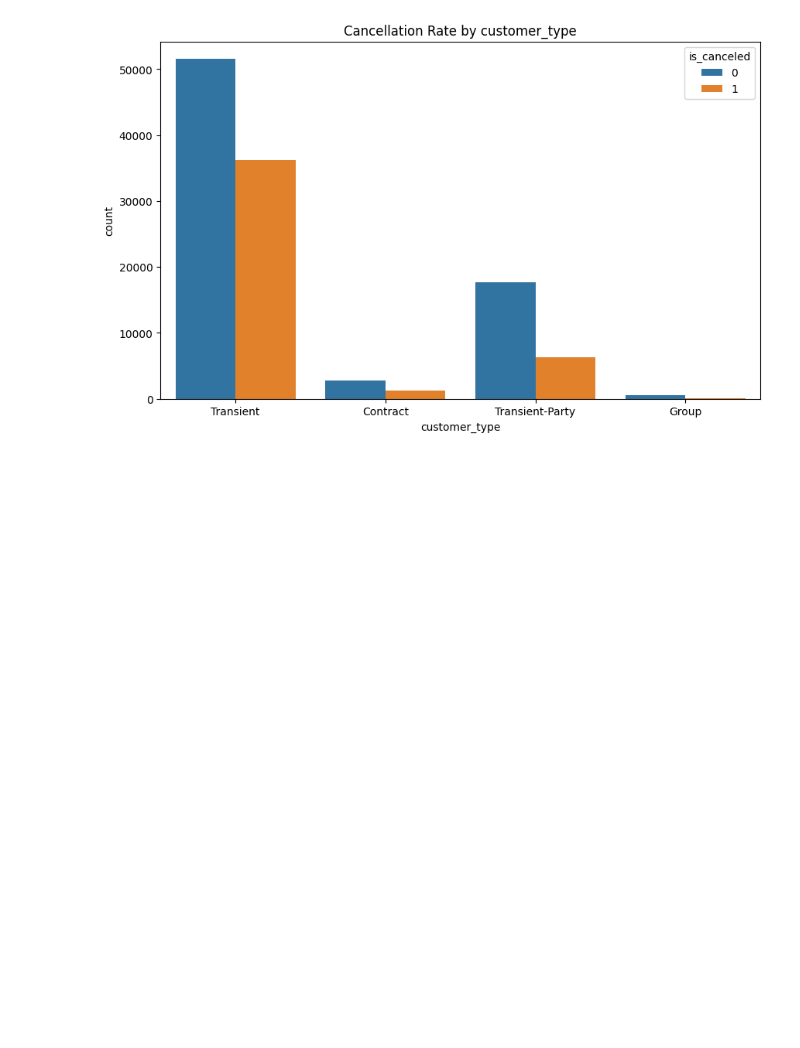
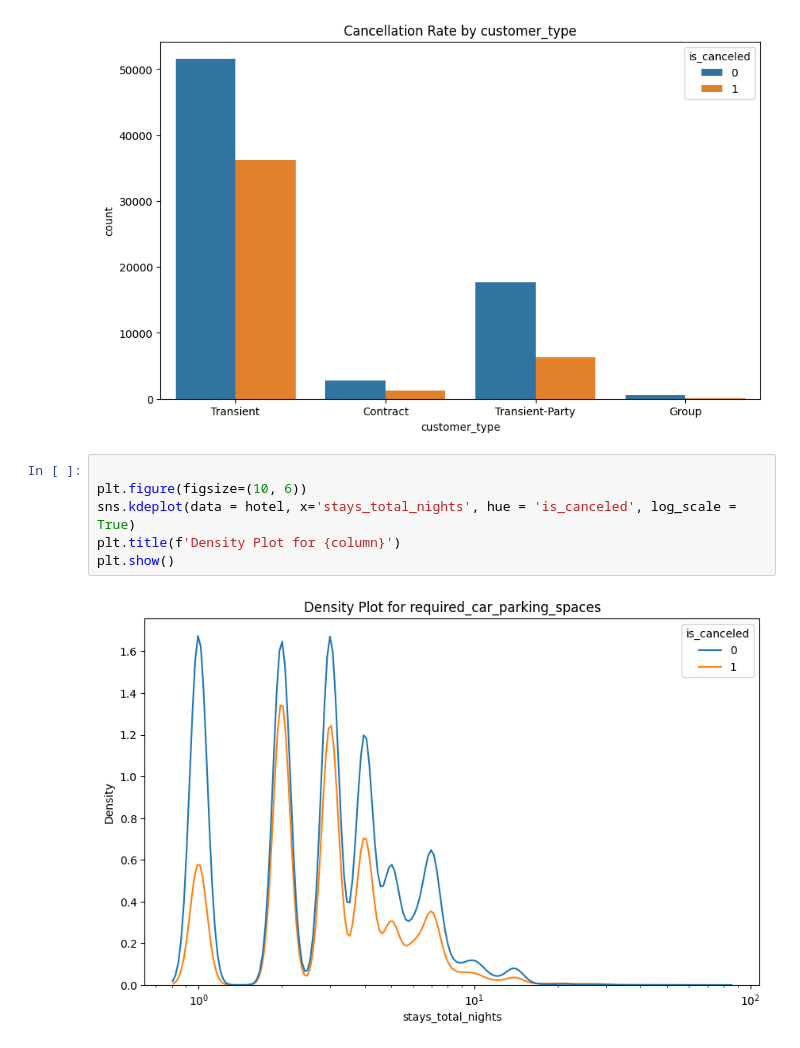
Before and after one commit to chaizhang/hotel_booking_cancellations, a Jupyter notebook: EDA.ipynb, the cells around one changed output. Saved outputs shown, nothing was run; the diff lists cells and outputs as text; blank space fills up the shorter version.

Commit message:
Added in log and arcsinh graphs for variables with tails

```diff
--- a/EDA.ipynb
+++ b/EDA.ipynb
@@ -92,3 +92,11 @@ for column in categorical_vars:
 [figure]
 [figure]
 [figure]
+# %%
+
+plt.figure(figsize=(10, 6))
+sns.kdeplot(data = hotel, x='stays_total_nights', hue = 'is_canceled', log_scale = True)
+plt.title(f'Density Plot for {column}')
+plt.show()
+# %% [output]
+[figure, added]
```
Also changed, not shown: parts of 2 cells of this notebook.
